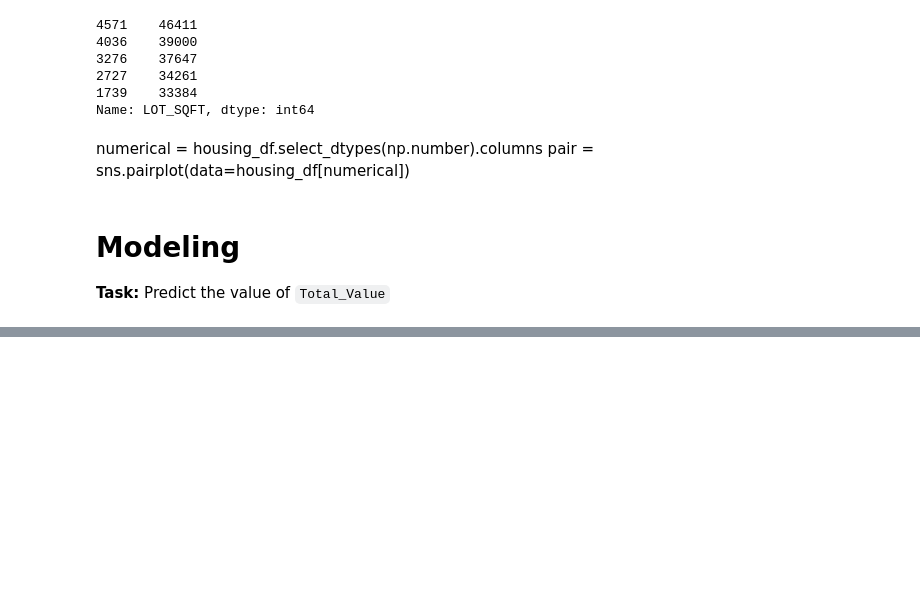
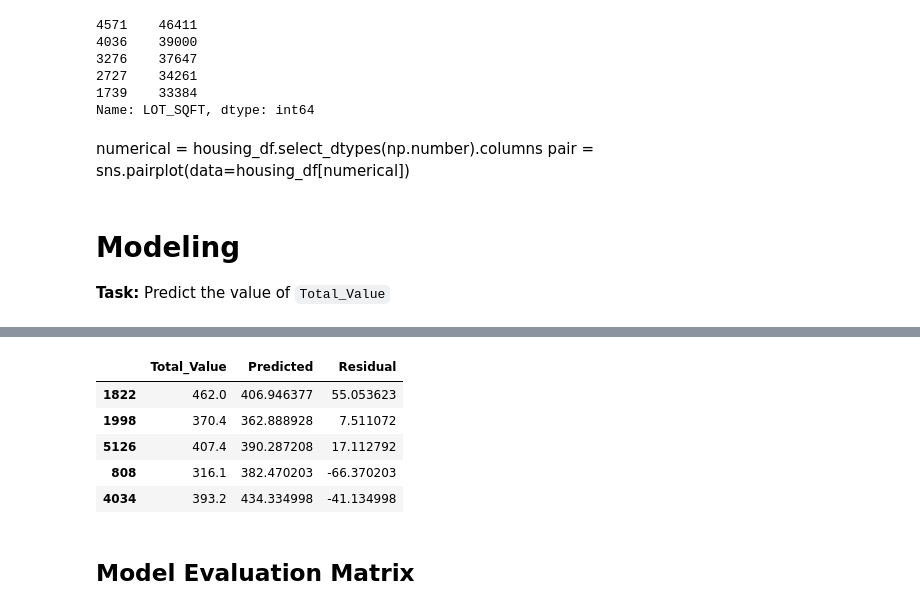
Before and after one commit to Hussainaly/data_mining_business_analytics, a Jupyter notebook: west_roxbury.ipynb, the cells around one changed output, grey strips where cells are left out. Saved outputs shown, nothing was run; the diff lists cells and outputs as text; code cells hidden in the pictures; blank space fills up the shorter version.

```diff
--- a/west_roxbury.ipynb
+++ b/west_roxbury.ipynb
@@ -168,0 +152,15 @@ housing_df.iloc[[0, 2, 7, 8, 9]]
+# %%
+valid_pred = model.predict(valid_X)
+valid_result = pd.DataFrame({'Total_Value': valid_y,
+                       'Predicted': valid_pred,
+                       'Residual': valid_y - valid_pred})
+valid_result.head()
+# %% [output]
+|  | Total_Value | Predicted | Residual |
+| 1822 | 462.0 | 406.946377 | 55.053623 |
+| 1998 | 370.4 | 362.888928 | 7.511072 |
+| 5126 | 407.4 | 390.287208 | 17.112792 |
+| 808 | 316.1 | 382.470203 | -66.370203 |
+| 4034 | 393.2 | 434.334998 | -41.134998 |
+# %% [markdown]
+## Model Evaluation Matrix
```
Also changed, not shown: parts of 26 cells of this notebook.
